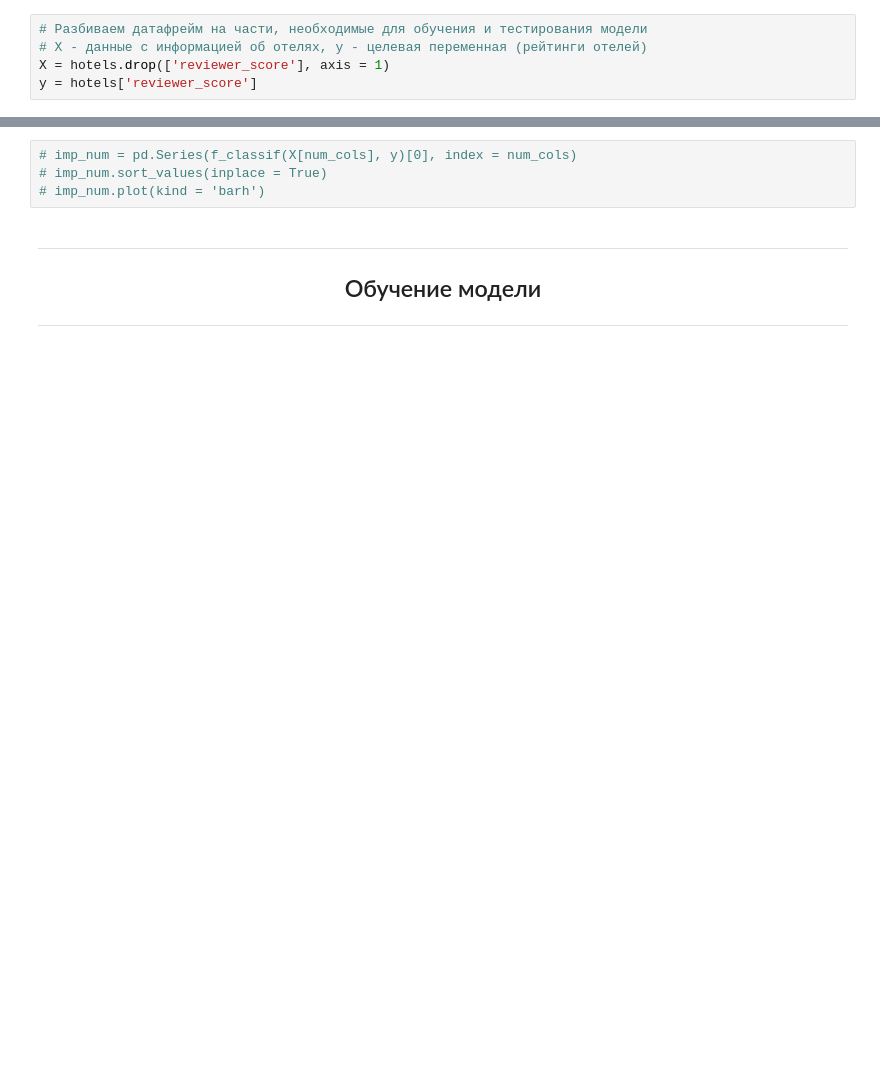
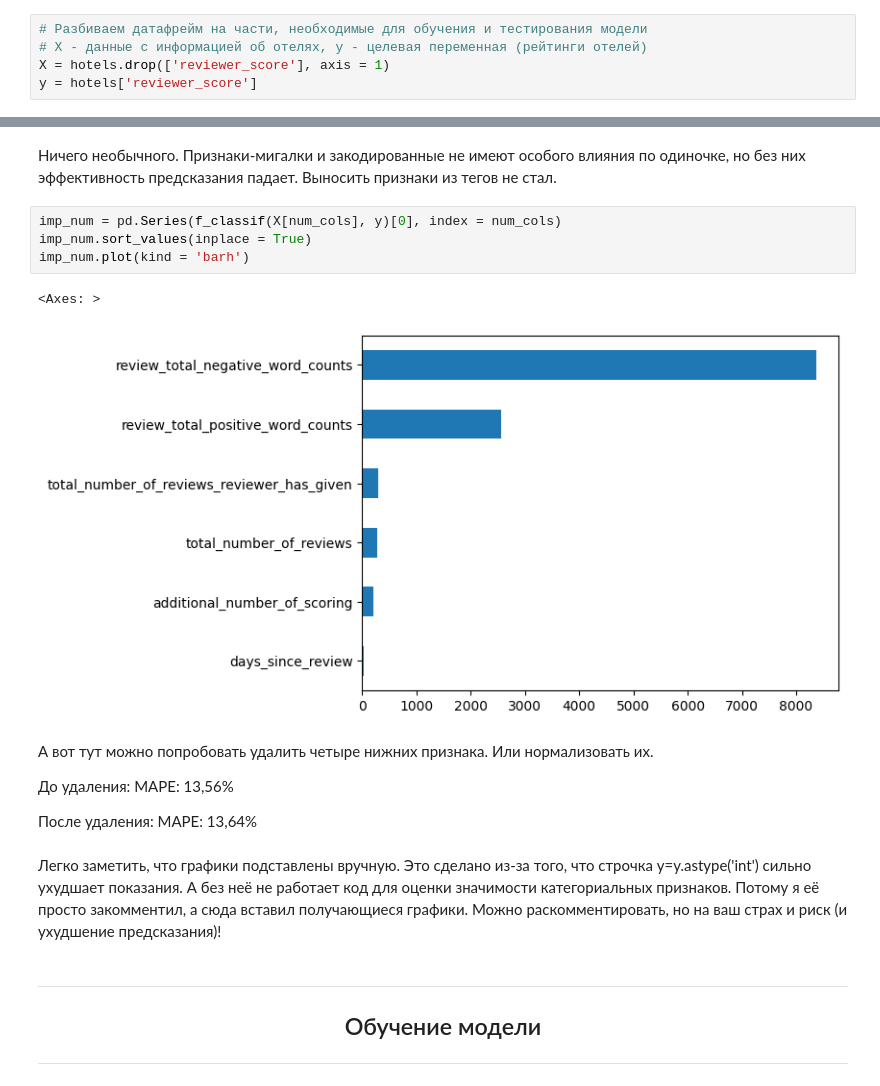
Before and after one commit to Elancinos/SF_DS_COURSE, a Jupyter notebook: Project_3/Project_3-dataCleaning.ipynb, the cells around one changed output, grey strips where cells are left out. Drawn from its saved outputs; the diff is of its cells as text; blank space fills up the shorter version.

```diff
--- a/Project_3/Project_3-dataCleaning.ipynb
+++ b/Project_3/Project_3-dataCleaning.ipynb
@@ -416,7 +437,22 @@ y = hotels['reviewer_score']
+# %% [markdown]
+Ничего необычного. Признаки-мигалки и закодированные не имеют особого влияния по одиночке, но без них эффективность предсказания падает. Выносить признаки из тегов не стал.
 # %%
-# imp_num = pd.Series(f_classif(X[num_cols], y)[0], index = num_cols)
-# imp_num.sort_values(inplace = True)
-# imp_num.plot(kind = 'barh')
+imp_num = pd.Series(f_classif(X[num_cols], y)[0], index = num_cols)
+imp_num.sort_values(inplace = True)
+imp_num.plot(kind = 'barh')
+# %% [output]
+<Axes: >
+[figure, added]
+# %% [markdown]
+
+
+А вот тут можно попробовать удалить четыре нижних признака. Или нормализовать их.
+
+До удаления: MAPE: 13,56%
+
+После удаления: MAPE: 13,64%
+# %% [markdown]
+Легко заметить, что графики подставлены вручную. Это сделано из-за того, что строчка y=y.astype('int') сильно ухудшает показания. А без неё не работает код для оценки значимости категориальных признаков. Потому я её просто закомментил, а сюда вставил получающиеся графики. Можно раскомментировать, но на ваш страх и риск (и ухудшение предсказания)!
 # %% [markdown]
 ---
 ## <center> Обучение модели
```
Also changed, not shown: parts of 13 cells of this notebook.
